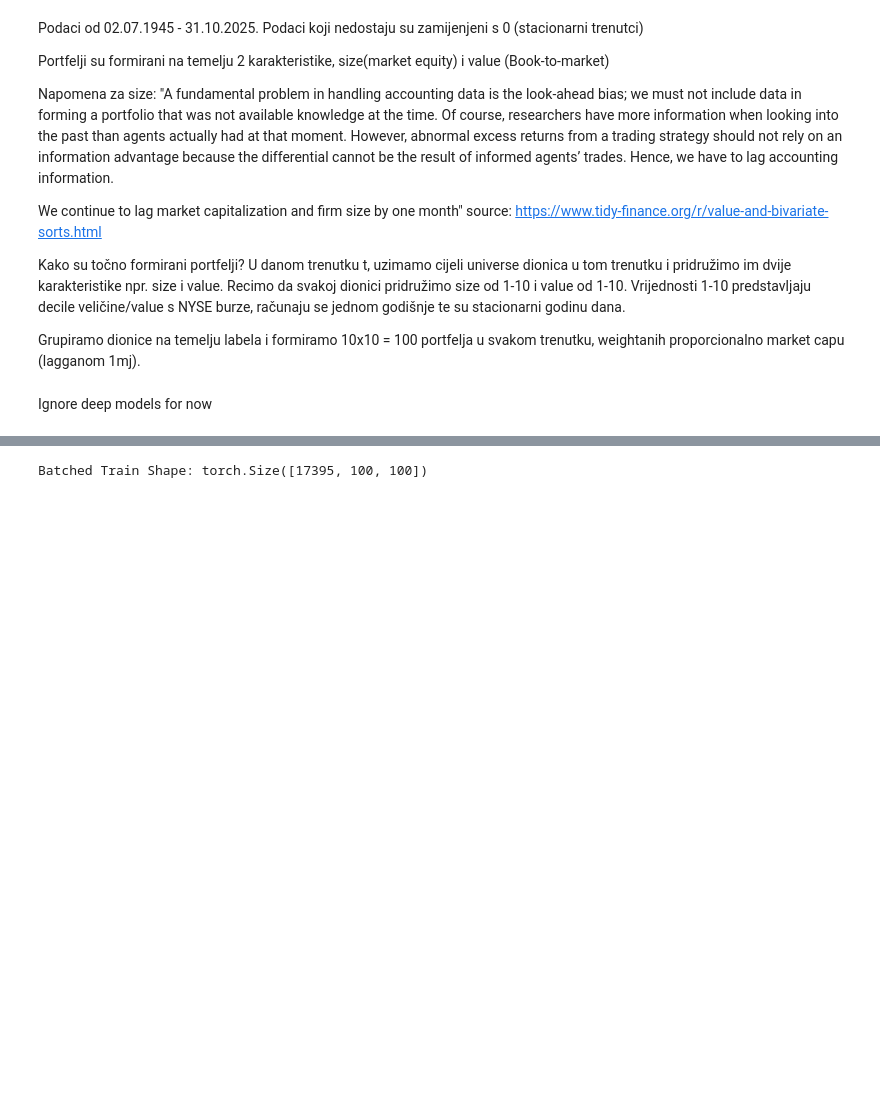
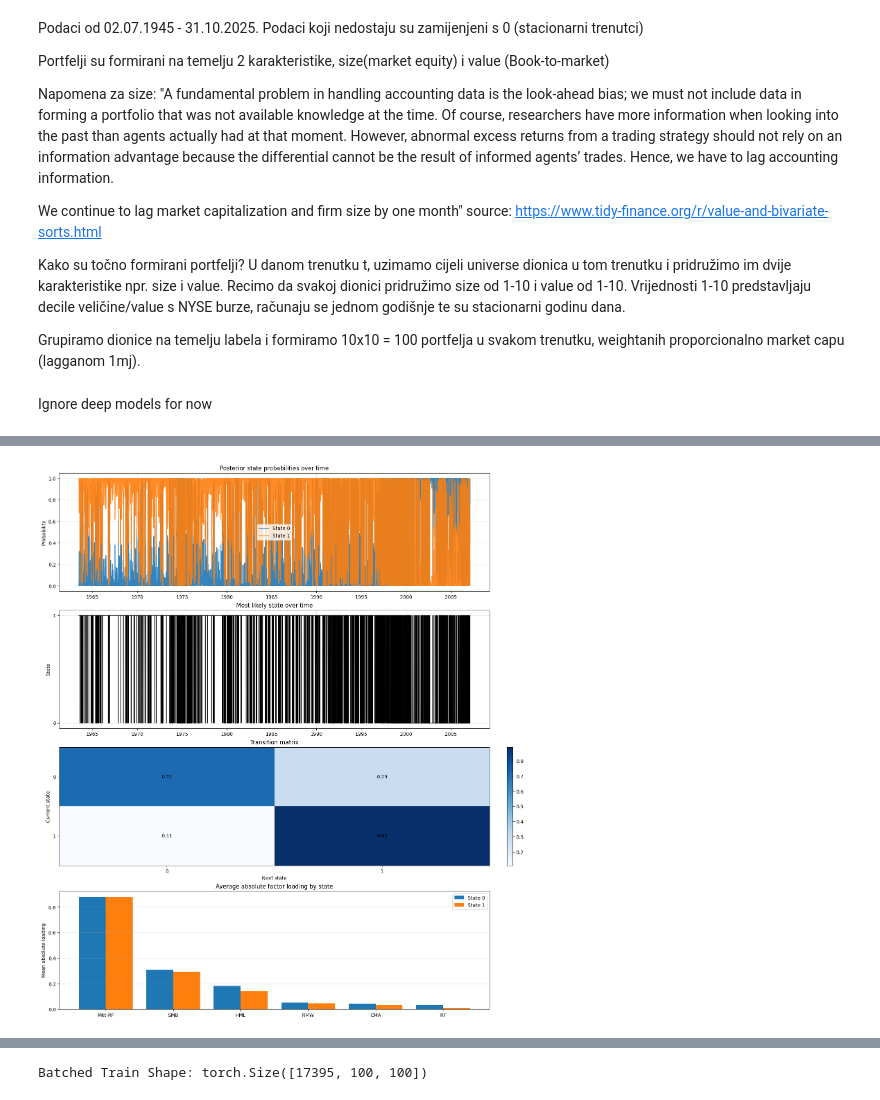
Before and after one commit to evucelic/Diplomski-Projekt, a Jupyter notebook: main.ipynb, the cells around one changed output, grey strips where cells are left out. Cells and saved outputs as stored; diff of their text form; code cells hidden in the pictures; blank space fills up the shorter version.

```diff
--- a/main.ipynb
+++ b/main.ipynb
@@ -240,14 +243,6 @@ nan_val_filled = nan_val_scaled.fillna(0.0)
 nan_test_filled = nan_test_scaled.fillna(0.0)
 # %%
 datasets = {
-    "zero_full": {
-        "train": zero_train_scaled.astype(np.float32),
-        "val": zero_val_scaled.astype(np.float32),
-        "test": zero_test_scaled.astype(np.float32),
-        "mask_train": None,
-        "mask_val": None,
-        "mask_test": None,
-    },
     "masked_full": {
         "train": nan_train_filled.astype(np.float32),
         "val": nan_val_filled.astype(np.float32),
@@ -305,0 +678,11 @@ Ignore deep models for now
+# %%
+def count_params(num_states, num_portfolios, num_factors):
+    return (
+        (num_states - 1) +                                   # initial state probs
+        num_states * (num_states - 1) +                     # transition matrix
+        num_states * num_portfolios * (1 + num_factors) +  # intercept + factor loadings
+        num_portfolios                                      # residual std
+    )
+
+def compute_bic(log_likelihood, num_params, num_dates):
+    return -2 * log_likelihood + num_params * np.log(num_dates)
@@ -305,0 +755,67 @@ Ignore deep models for now
+# %%
+best_model = best_models[2]
+train_df = datasets["masked_full"]["train"]
+train_mask_df = datasets["masked_full"]["mask_train"]
+
+factor_returns = train_df[factor_cols].copy()
+valid_dates = np.all(np.isfinite(factor_returns.to_numpy(dtype=np.float64)), axis=1)
+plot_index = factor_returns.index[valid_dates]
+
+state_posterior = best_model["state_posterior"]
+most_likely_state = best_model["most_likely_state"]
+transition_probs = best_model["transition_probs"]
+state_factor_loadings = best_model["state_factor_loadings"]
+
+num_states = best_model["num_states"]
+num_factors = len(factor_cols)
+
+fig, axes = plt.subplots(4, 1, figsize=(14, 16), constrained_layout=True)
+
+# 1) Posterior state probabilities
+for k in range(num_states):
+    axes[0].plot(plot_index, state_posterior[:, k], label=f"State {k}", alpha=0.9)
+axes[0].set_title("Posterior state probabilities over time")
+axes[0].set_ylabel("Probability")
+axes[0].legend()
+axes[0].grid(True, alpha=0.3)
+
+# 2) Decoded state path
+axes[1].plot(plot_index, most_likely_state, color="black", linewidth=1)
+axes[1].set_title("Most likely state over time")
+axes[1].set_ylabel("State")
+axes[1].set_yticks(range(num_states))
+axes[1].grid(True, alpha=0.3)
+
+# 3) Transition matrix heatmap
+im = axes[2].imshow(transition_probs, cmap="Blues", aspect="auto")
+axes[2].set_title("Transition matrix")
+axes[2].set_xlabel("Next state")
+axes[2].set_ylabel("Current state")
+axes[2].set_xticks(range(num_states))
+axes[2].set_yticks(range(num_states))
+
+for i in range(num_states):
+    for j in range(num_states):
+        axes[2].text(j, i, f"{transition_probs[i, j]:.2f}", ha="center", va="center", color="black")
+
+plt.colorbar(im, ax=axes[2], fraction=0.046, pad=0.04)
+
+# 4) Average absolute factor loading by state
+mean_abs_loading = np.mean(np.abs(state_factor_loadings), axis=1)   # shape: (num_states, num_factors)
+
+x = np.arange(num_factors)
+width = 0.8 / num_states
+
+for k in range(num_states):
+    axes[3].bar(x + k * width, mean_abs_loading[k], width=width, label=f"State {k}")
+
+axes[3].set_title("Average absolute factor loading by state")
+axes[3].set_xticks(x + width * (num_states - 1) / 2)
+axes[3].set_xticklabels(factor_cols)
+axes[3].set_ylabel("Mean absolute loading")
+axes[3].legend()
+axes[3].grid(True, axis="y", alpha=0.3)
+
+plt.show()
+# %% [output]
+[figure, added]
```
Also changed, not shown: parts of 12 cells of this notebook.
